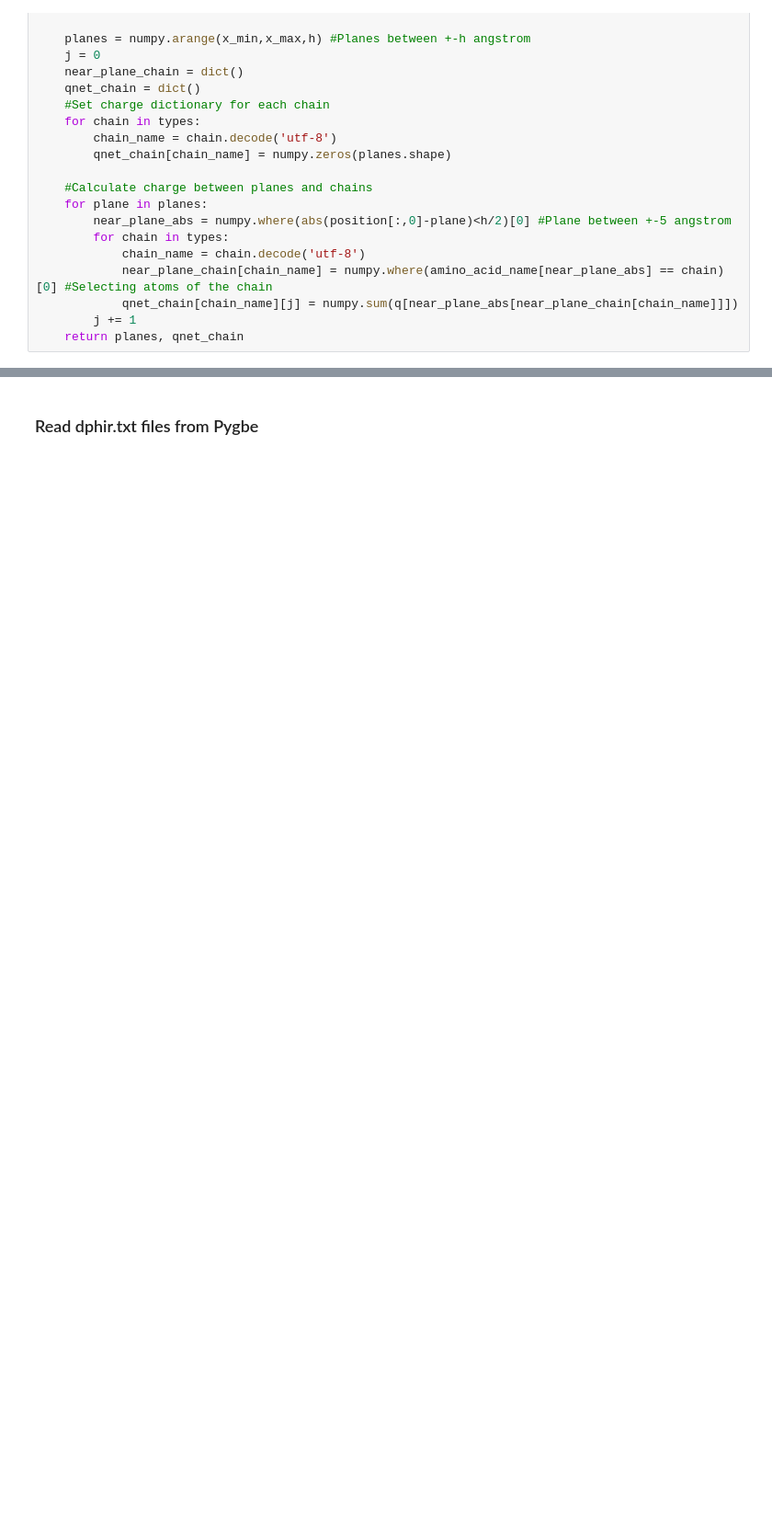
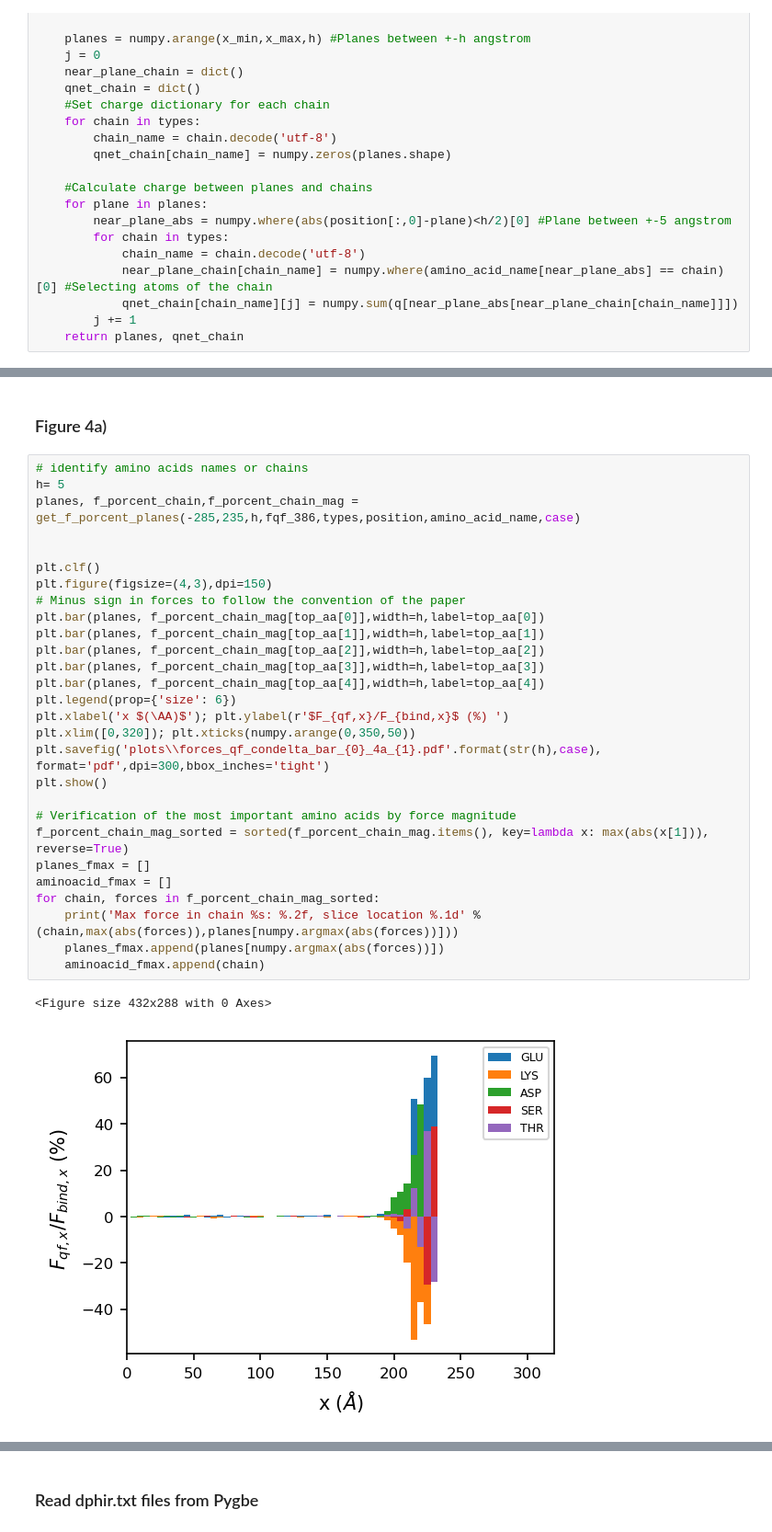
Before and after one commit to iaddison-smith/plots_afmtip, a Jupyter notebook: Forcesqf_afmtip.ipynb, the cells around one changed output, grey strips where cells are left out. Shown at 92% size. Drawn from its saved outputs; the diff is of its cells as text; blank space fills up the shorter version.

```diff
--- a/Forcesqf_afmtip.ipynb
+++ b/Forcesqf_afmtip.ipynb
@@ -139,0 +286,33 @@ def get_qnet_planes(x_min,x_max, h,  q, types, position, amino_acid_name):
+# %% [markdown]
+### Figure 4a)
+# %%
+# identify amino acids names or chains
+h= 5
+planes, f_porcent_chain,f_porcent_chain_mag = get_f_porcent_planes(-285,235,h,fqf_386,types,position,amino_acid_name,case)
+
+
+plt.clf()
+plt.figure(figsize=(4,3),dpi=150)
+# Minus sign in forces to follow the convention of the paper
+plt.bar(planes, f_porcent_chain_mag[top_aa[0]],width=h,label=top_aa[0])
+plt.bar(planes, f_porcent_chain_mag[top_aa[1]],width=h,label=top_aa[1])
+plt.bar(planes, f_porcent_chain_mag[top_aa[2]],width=h,label=top_aa[2])
+plt.bar(planes, f_porcent_chain_mag[top_aa[3]],width=h,label=top_aa[3])
+plt.bar(planes, f_porcent_chain_mag[top_aa[4]],width=h,label=top_aa[4])
+plt.legend(prop={'size': 6})
+plt.xlabel('x $(\AA)$'); plt.ylabel(r'$F_{qf,x}/F_{bind,x}$ (%) ')
+plt.xlim([0,320]); plt.xticks(numpy.arange(0,350,50))
+plt.savefig('plots\\forces_qf_condelta_bar_{0}_4a_{1}.pdf'.format(str(h),case), format='pdf',dpi=300,bbox_inches='tight')
+plt.show()
+
+# Verification of the most important amino acids by force magnitude
+f_porcent_chain_mag_sorted = sorted(f_porcent_chain_mag.items(), key=lambda x: max(abs(x[1])), reverse=True)
+planes_fmax = []
+aminoacid_fmax = []
+for chain, forces in f_porcent_chain_mag_sorted:
+    print('Max force in chain %s: %.2f, slice location %.1d' %(chain,max(abs(forces)),planes[numpy.argmax(abs(forces))]))
+    planes_fmax.append(planes[numpy.argmax(abs(forces))])
+    aminoacid_fmax.append(chain)
+# %% [output]
+<Figure size 432x288 with 0 Axes>
+[figure, added]
```
Also changed, not shown: parts of 57 cells of this notebook.
